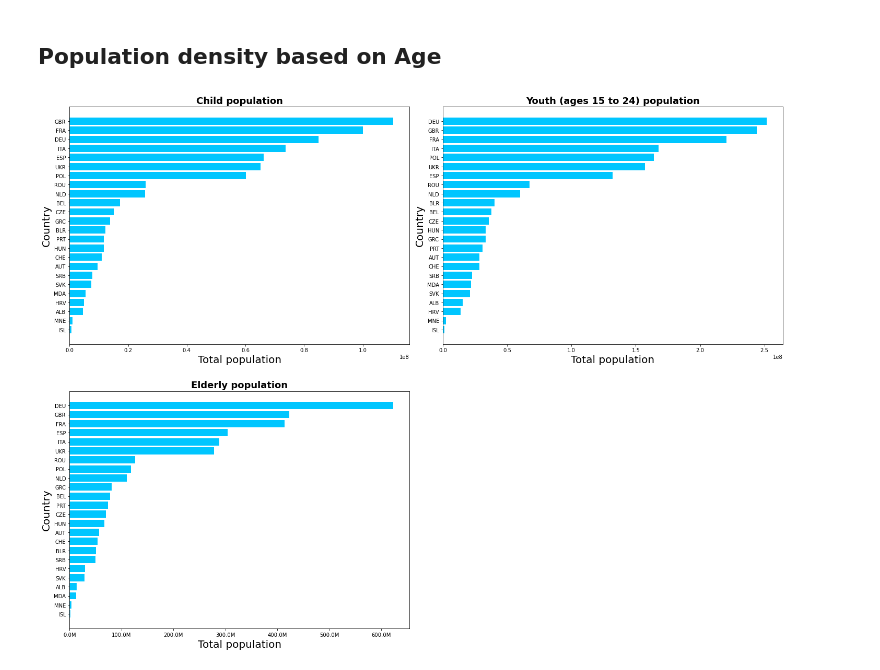
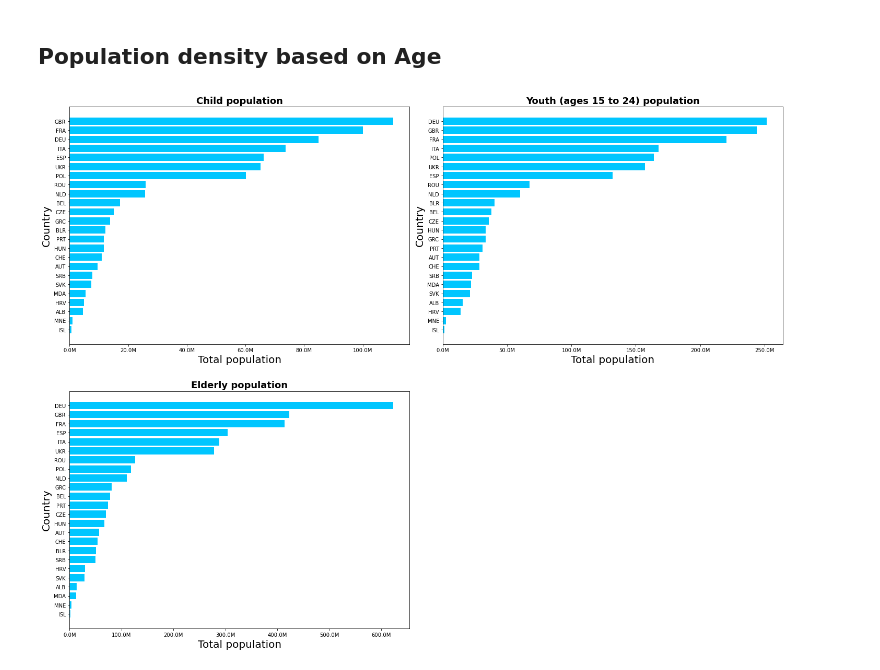
Before and after one commit to abeljoshua20/Population-Density-Analysis, a Jupyter notebook: MP2_Abel Europe.ipynb, the cells around one changed output. Saved outputs shown, nothing was run; the diff lists cells and outputs as text; code cells hidden in the pictures.

```diff
--- a/MP2_Abel Europe.ipynb
+++ b/MP2_Abel Europe.ipynb
@@ -254,33 +254,39 @@ y_child = total_pop_child.index
 x_child = total_pop_child.values
 
 y_youth = total_pop_youth.index
 x_youth = total_pop_youth.values
 
 y_elder = total_pop_elder.index
 x_elder = total_pop_elder.values
 
 # Plot data
 ax0.barh(y_child, x_child)
 ax0.set_title('Child population')
 ax0.set_ylabel('Country')
 ax0.set_xlabel('Total population')
 
 ax1.barh(y_youth, x_youth)
 ax1.set_title('Youth (ages 15 to 24) population')
 ax1.set_ylabel('Country')
 ax1.set_xlabel('Total population')
 
 ax2.barh(y_elder, x_elder)
 ax2.set_title('Elderly population')
 ax2.set_ylabel('Country')
 ax2.set_xlabel('Total population')
 
 # Change ticks
-xlabels = [f'{x:.1f}M' for x in ax.get_xticks()/1e6]
-ax.set_xticklabels(xlabels)
+xlabels = [f'{x:.1f}M' for x in ax0.get_xticks()/1e6]
+ax0.set_xticklabels(xlabels)
+
+xlabels = [f'{x:.1f}M' for x in ax1.get_xticks()/1e6]
+ax1.set_xticklabels(xlabels)
+
+xlabels = [f'{x:.1f}M' for x in ax2.get_xticks()/1e6]
+ax2.set_xticklabels(xlabels)
 
 plt.tight_layout(h_pad=3)
 plt.show()
 warnings.filterwarnings('ignore')
 # %% [output]
-[figure, old version]
+[figure, new version]
```
